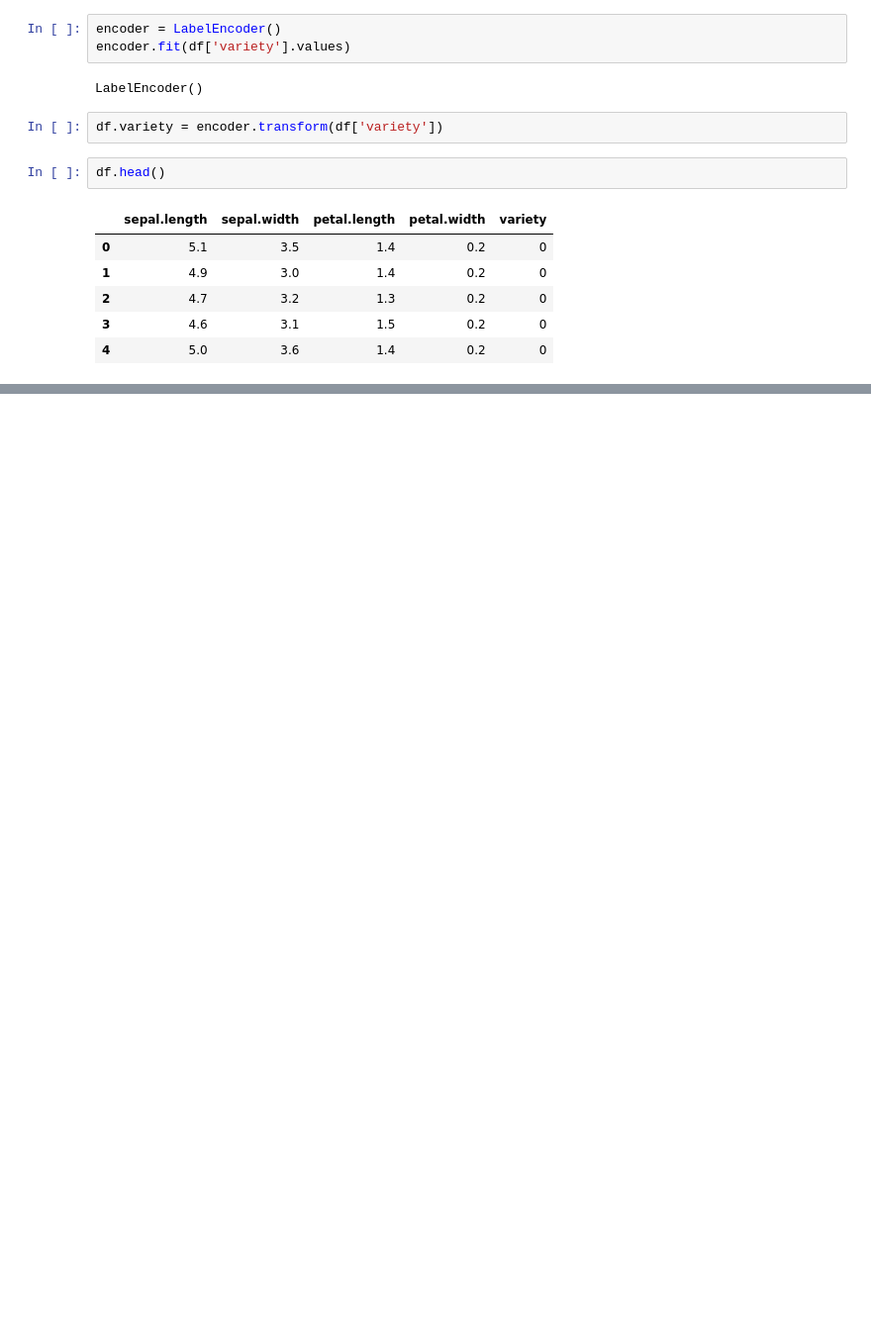
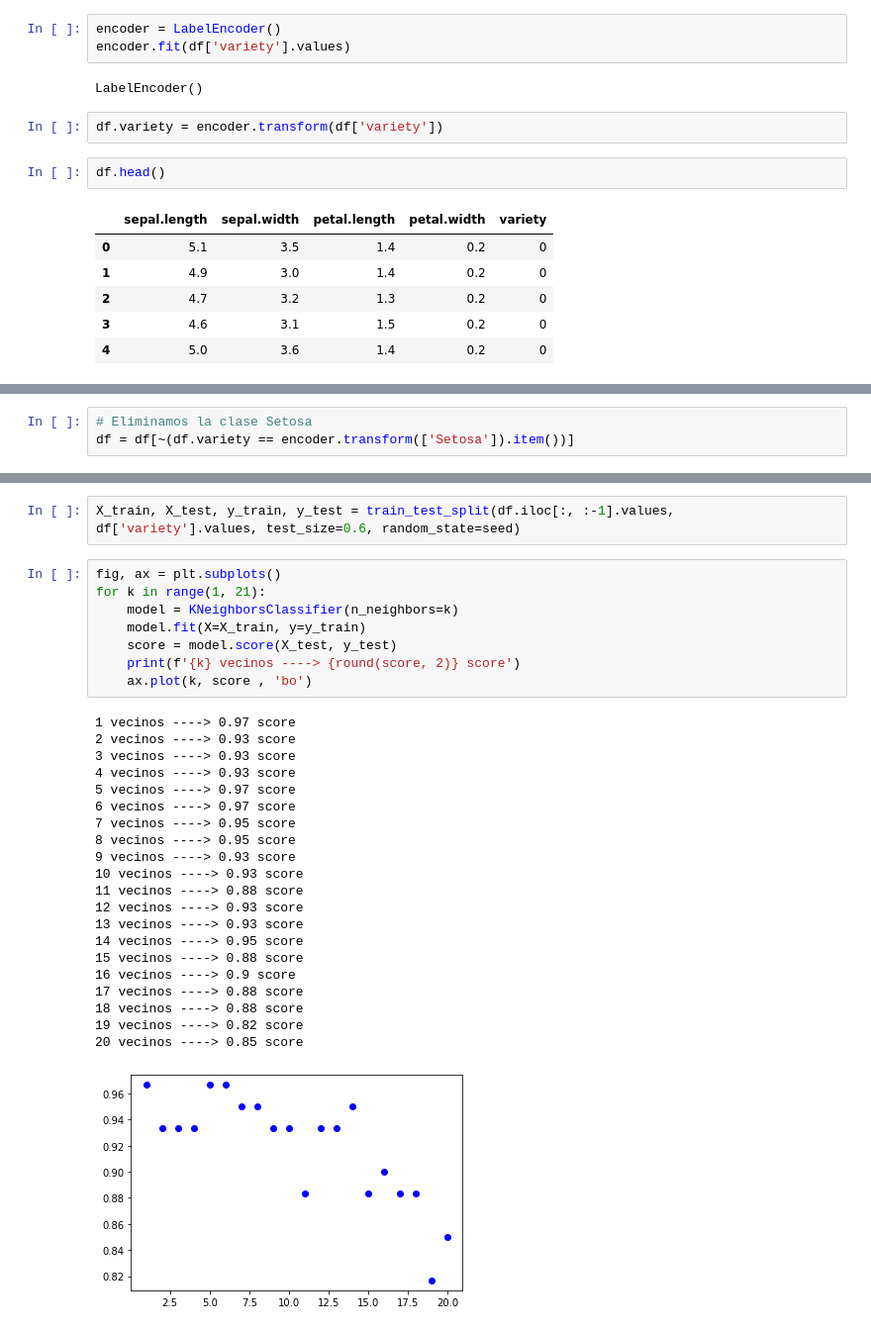
Before and after one commit to JoseKuru/bootcamp, a Jupyter notebook: week9_ML_svm_poly_norm/day3_cicd_encoding_metrics_knn_svm_nlr/knn/exercises/1.knn_exercise.ipynb, the cells around one changed output, grey strips where cells are left out. Shown at 99% size. Drawn from its saved outputs; the diff is of its cells as text; blank space fills up the shorter version.

```diff
--- a/week9_ML_svm_poly_norm/day3_cicd_encoding_metrics_knn_svm_nlr/knn/exercises/1.knn_exercise.ipynb
+++ b/week9_ML_svm_poly_norm/day3_cicd_encoding_metrics_knn_svm_nlr/knn/exercises/1.knn_exercise.ipynb
@@ -86,0 +148,3 @@ for k in range(1, 21):
+# %%
+# Eliminamos la clase Setosa
+df = df[~(df.variety == encoder.transform(['Setosa']).item())]
@@ -86,0 +160,32 @@ for k in range(1, 21):
+# %%
+X_train, X_test, y_train, y_test = train_test_split(df.iloc[:, :-1].values, df['variety'].values, test_size=0.6, random_state=seed)
+# %%
+fig, ax = plt.subplots()
+for k in range(1, 21):
+    model = KNeighborsClassifier(n_neighbors=k)
+    model.fit(X=X_train, y=y_train)
+    score = model.score(X_test, y_test)
+    print(f'{k} vecinos ----> {round(score, 2)} score')
+    ax.plot(k, score , 'bo')
+# %% [output]
+1 vecinos ----> 0.97 score
+2 vecinos ----> 0.93 score
+3 vecinos ----> 0.93 score
+4 vecinos ----> 0.93 score
+5 vecinos ----> 0.97 score
+6 vecinos ----> 0.97 score
+7 vecinos ----> 0.95 score
+8 vecinos ----> 0.95 score
+9 vecinos ----> 0.93 score
+10 vecinos ----> 0.93 score
+11 vecinos ----> 0.88 score
+12 vecinos ----> 0.93 score
+13 vecinos ----> 0.93 score
+14 vecinos ----> 0.95 score
+15 vecinos ----> 0.88 score
+16 vecinos ----> 0.9 score
+17 vecinos ----> 0.88 score
+18 vecinos ----> 0.88 score
+19 vecinos ----> 0.82 score
+20 vecinos ----> 0.85 score
+[figure, added]
```
Also changed, not shown: parts of 12 cells of this notebook, 11 other files.
